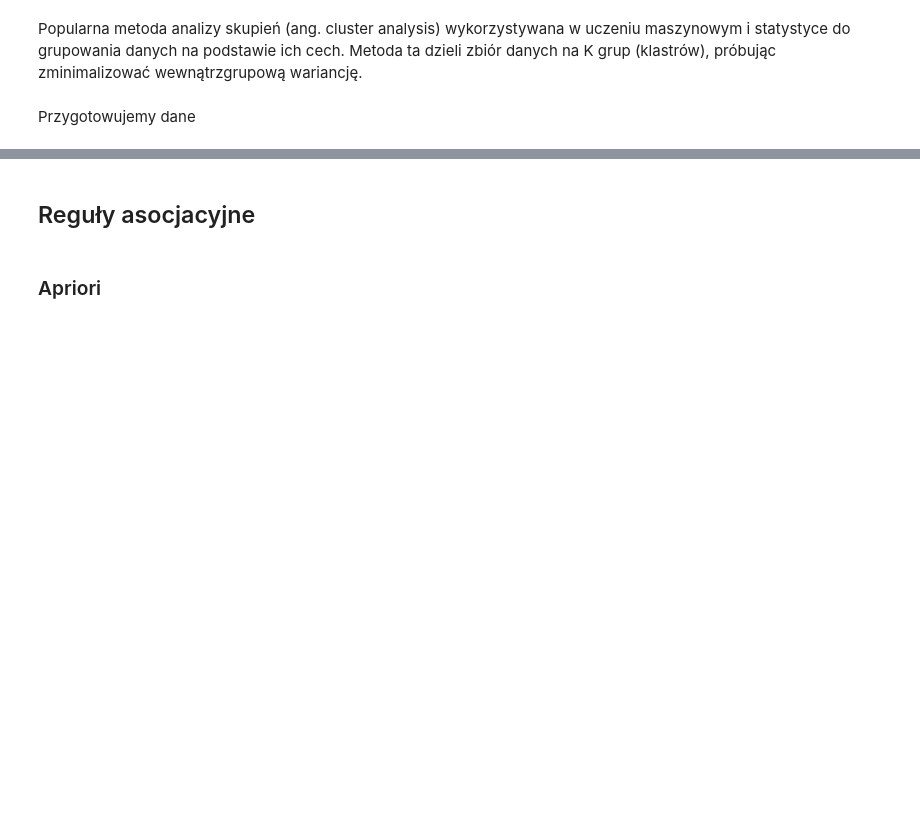
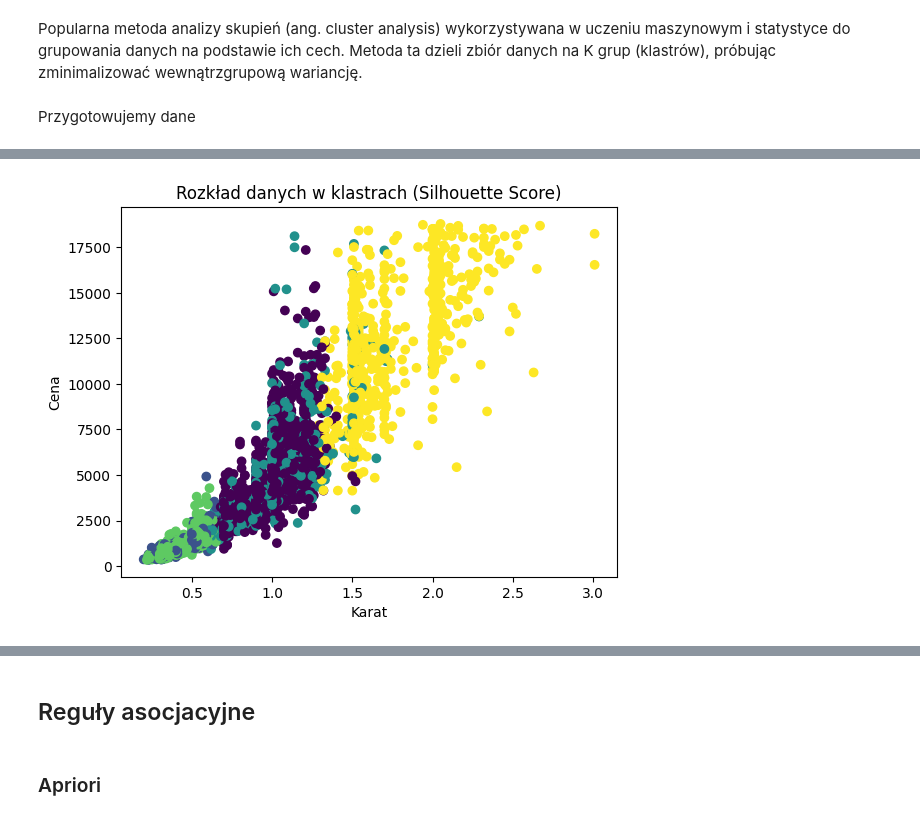
Before and after one commit to y777bish/DataExplorationProject, a Jupyter notebook: ProjektAEDfin.ipynb, the cells around one changed output, grey strips where cells are left out. Drawn from its saved outputs; the diff is of its cells as text; code cells hidden in the pictures; blank space fills up the shorter version.

```diff
--- a/ProjektAEDfin.ipynb
+++ b/ProjektAEDfin.ipynb
@@ -280,0 +205,2 @@ plt.show()
+# %%
+data['cluster_inertia'] = kmeans_inertia.labels_
@@ -280,0 +239,2 @@ plt.show()
+# %%
+optimal_clusters_silhouette = 4
@@ -280,0 +243,4 @@ plt.show()
+# %%
+kmeans_silhouette = KMeans(n_clusters=optimal_clusters_silhouette, random_state=42)
+kmeans_silhouette.fit(X)
+data['cluster_silhouette'] = kmeans_silhouette.labels_
@@ -280,0 +273,8 @@ plt.show()
+# %%
+plt.scatter(data['carat'], data['price'], c=data['cluster_inertia'], cmap='viridis')
+plt.xlabel('Karat')
+plt.ylabel('Cena')
+plt.title('Rozkład danych w klastrach (Silhouette Score)')
+plt.show()
+# %% [output]
+[figure, added]
```
Also changed, not shown: parts of 42 cells of this notebook.
